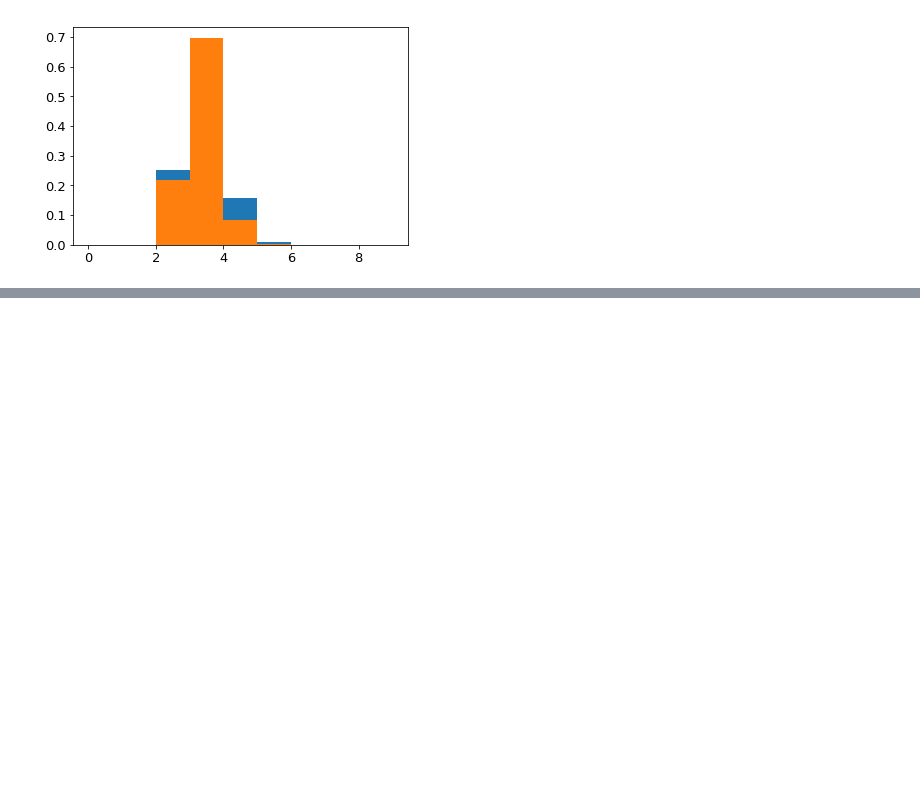
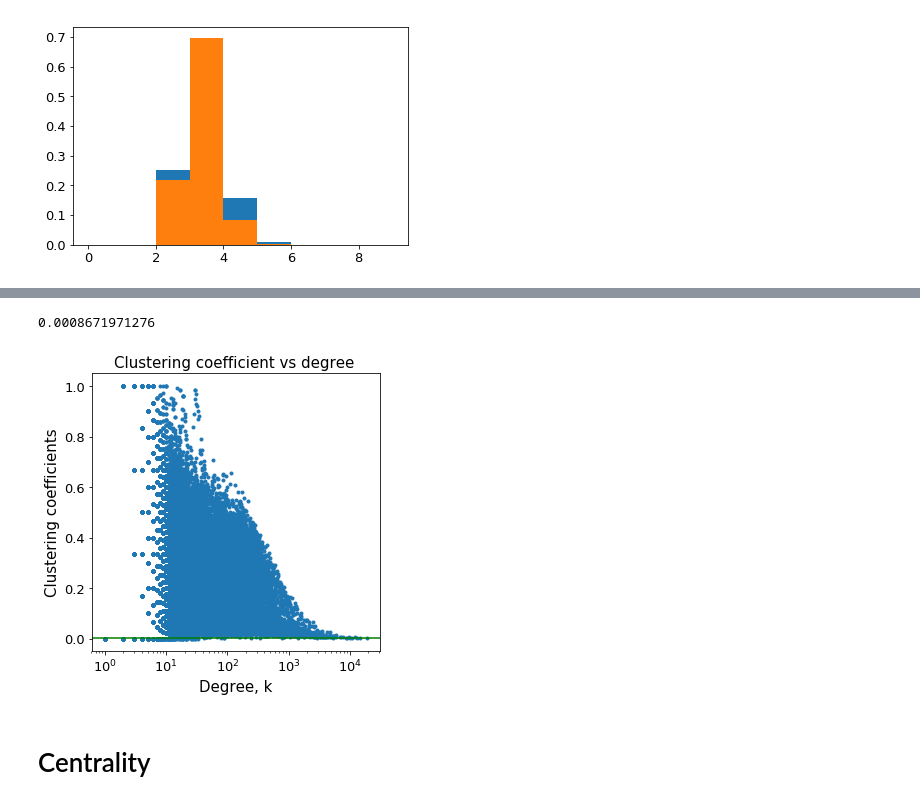
Before and after one commit to biyanisuraj/the_facebook_scandal, a Jupyter notebook: scripts/visualization/degree_distributions.ipynb, the cells around one changed output, grey strips where cells are left out. Saved outputs shown, nothing was run; the diff lists cells and outputs as text; code cells hidden in the pictures; blank space fills up the shorter version.

```diff
--- a/scripts/visualization/degree_distributions.ipynb
+++ b/scripts/visualization/degree_distributions.ipynb
@@ -808,0 +769,2 @@ hist(x, bins=None, range=None, density=None, weights=None, cumulative=False, bot
+# %%
+degrees = { n:d for n,d in g_und.degree()}
@@ -808,0 +778,2 @@ hist(x, bins=None, range=None, density=None, weights=None, cumulative=False, bot
+# %%
+df_clust = pd.DataFrame({'id':nodes, 'C': clust, 'degree' : deg})
@@ -808,0 +813,2 @@ hist(x, bins=None, range=None, density=None, weights=None, cumulative=False, bot
+# %%
+g_und_info = network_summary(g_und, directed=False)
@@ -808,0 +824,20 @@ hist(x, bins=None, range=None, density=None, weights=None, cumulative=False, bot
+# %%
+fig,ax = plt.subplots(figsize = FIGSIZE_ONECOL)
+plt.plot(df_clust['degree'], df_clust['C'], '.')
+
+C_mean_rand = float(g_und_info['k_avg_und'])/g_und_info['N']
+
+print C_mean_rand
+plt.axhline(C_mean_rand, color='green')
+#plt.loglog()
+plt.title('Clustering coefficient vs degree ')
+plt.ylabel('Clustering coefficients')
+plt.xlabel('Degree, k')
+ax.set_xscale('log')
+plt.tight_layout()
+plt.savefig('./imgs/cluster_coef_bydegree.pdf', format='pdf')
+# %% [output]
+0.0008671971276
+[figure, added]
+# %% [markdown]
+# Centrality
```
Also changed, not shown: parts of 49 cells of this notebook, 11 other files.
